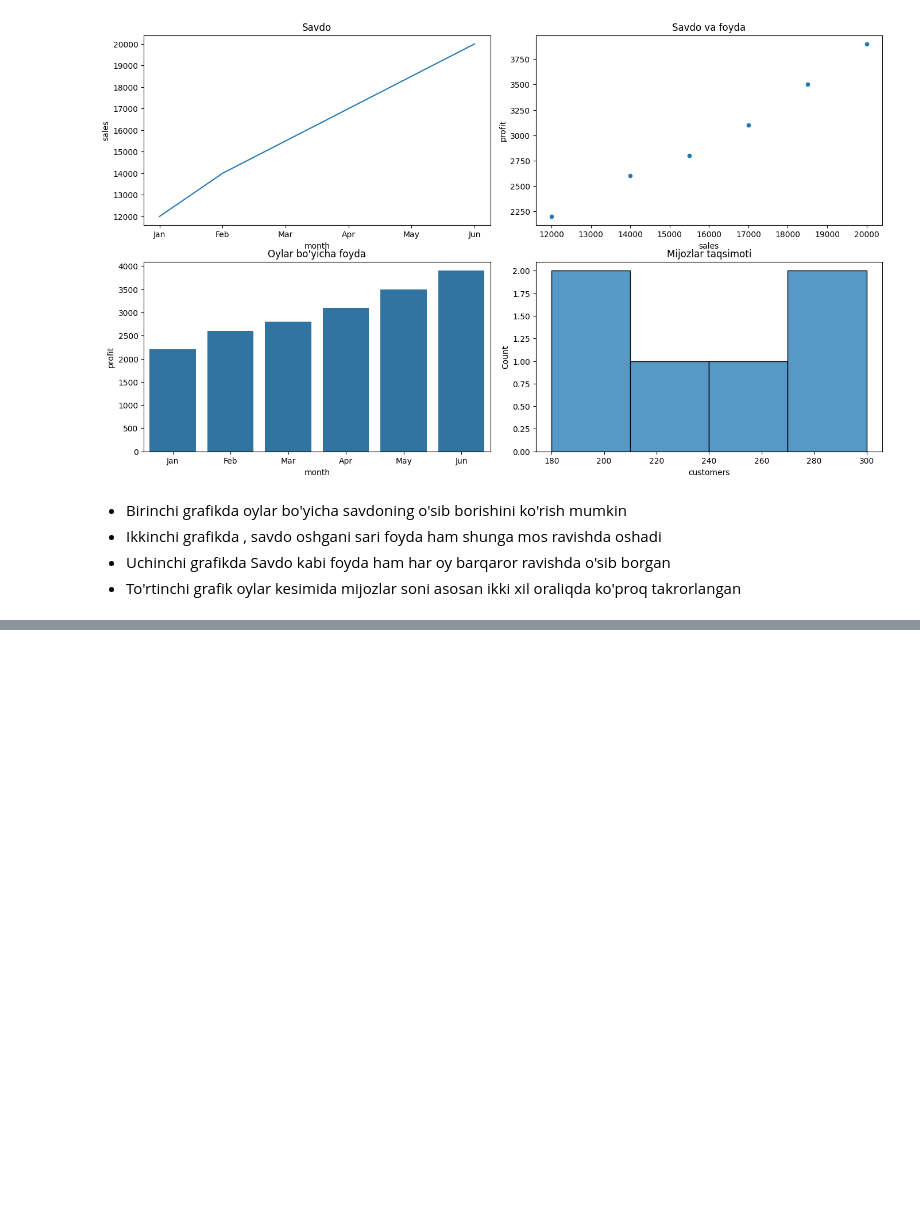
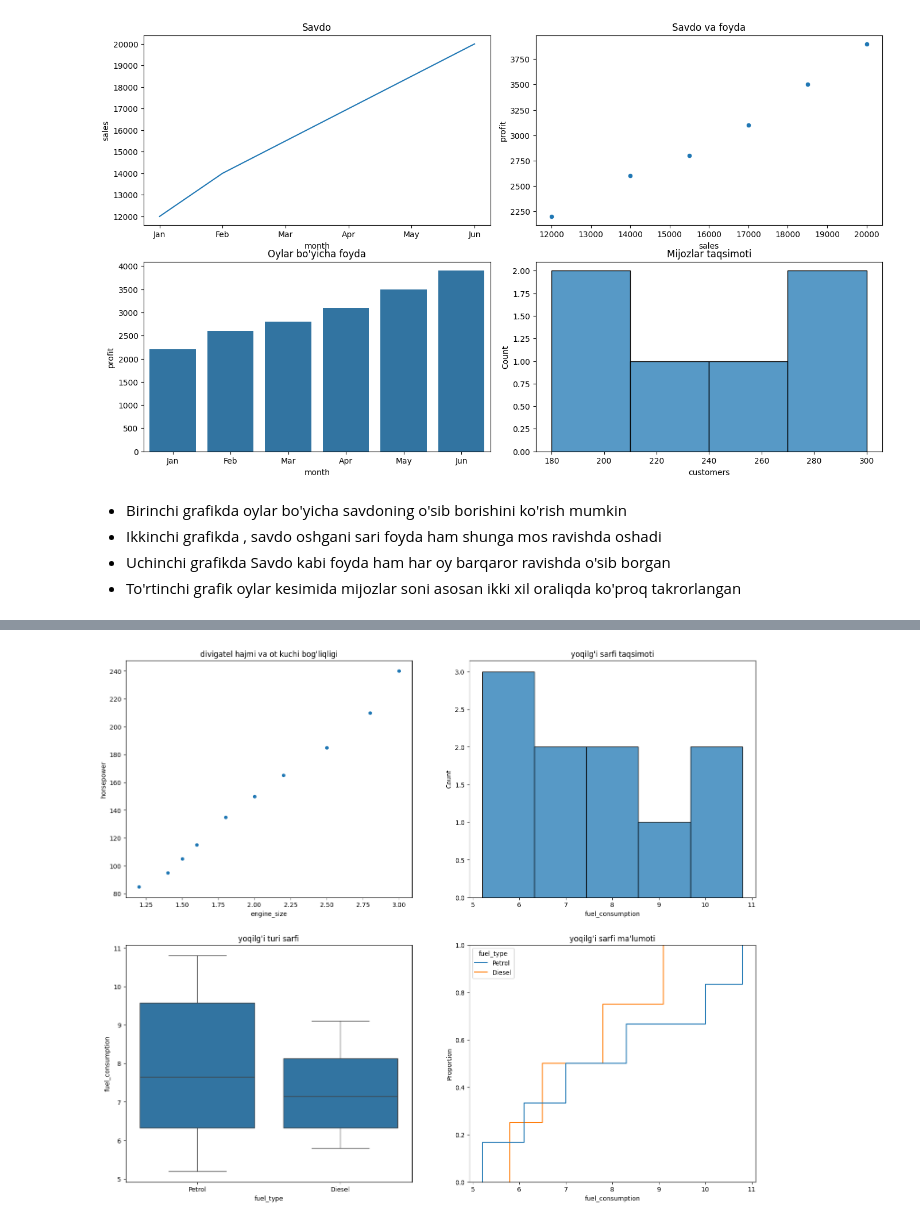
Before and after one commit to izzat-ai/learning-ai, a Jupyter notebook: data_visualization/seaborn/subplot_subplots.ipynb, the cells around one changed output, grey strips where cells are left out. Drawn from its saved outputs; the diff is of its cells as text; code cells hidden in the pictures; blank space fills up the shorter version.

```diff
--- a/data_visualization/seaborn/subplot_subplots.ipynb
+++ b/data_visualization/seaborn/subplot_subplots.ipynb
@@ -83,3 +83,14 @@ plt.show()
 - Ikkinchi grafikda , savdo oshgani sari foyda ham shunga mos ravishda oshadi
 - Uchinchi grafikda Savdo kabi foyda ham har oy barqaror ravishda o'sib borgan
 - To'rtinchi grafik oylar kesimida mijozlar soni asosan ikki xil oraliqda ko'proq takrorlangan
+# %%
+# avtomobillar tahlili
+cars = pd.DataFrame({
+    "engine_size":[1.2,1.4,1.5,1.6,1.8,2.0,2.2,2.5,2.8,3.0],
+    "horsepower":[85,95,105,115,135,150,165,185,210,240],
+    "fuel_consumption":[5.2,5.8,6.1,6.5,7.0,7.8,8.3,9.1,10.0,10.8],
+    "fuel_type":["Petrol","Diesel","Petrol","Diesel","Petrol",
+                 "Diesel","Petrol","Diesel","Petrol","Petrol"]
+})
+
+cars
@@ -85,0 +109,18 @@ plt.show()
+# %%
+fig2, ax2 = plt.subplots(2, 2, figsize=(18, 15))
+
+sns.scatterplot(ax=ax2[0, 0], data=cars, x='engine_size', y='horsepower')
+ax2[0, 0].set_title("divigatel hajmi va ot kuchi bog'liqligi")
+
+sns.histplot(ax=ax2[0, 1], data=cars, x='fuel_consumption')
+ax2[0, 1].set_title("yoqilg'i sarfi taqsimoti")
+
+sns.boxplot(ax=ax2[1, 0], data=cars, x='fuel_type', y='fuel_consumption')
+ax2[1, 0].set_title("yoqilg'i turi sarfi")
+
+sns.ecdfplot(ax=ax2[1, 1], data=cars, x='fuel_consumption', hue='fuel_type')
+ax2[1, 1].set_title("yoqilg'i sarfi ma'lumoti")
+
+plt.show()
+# %% [output]
+[figure, added]
```
Also changed, not shown: parts of 2 cells of this notebook.
